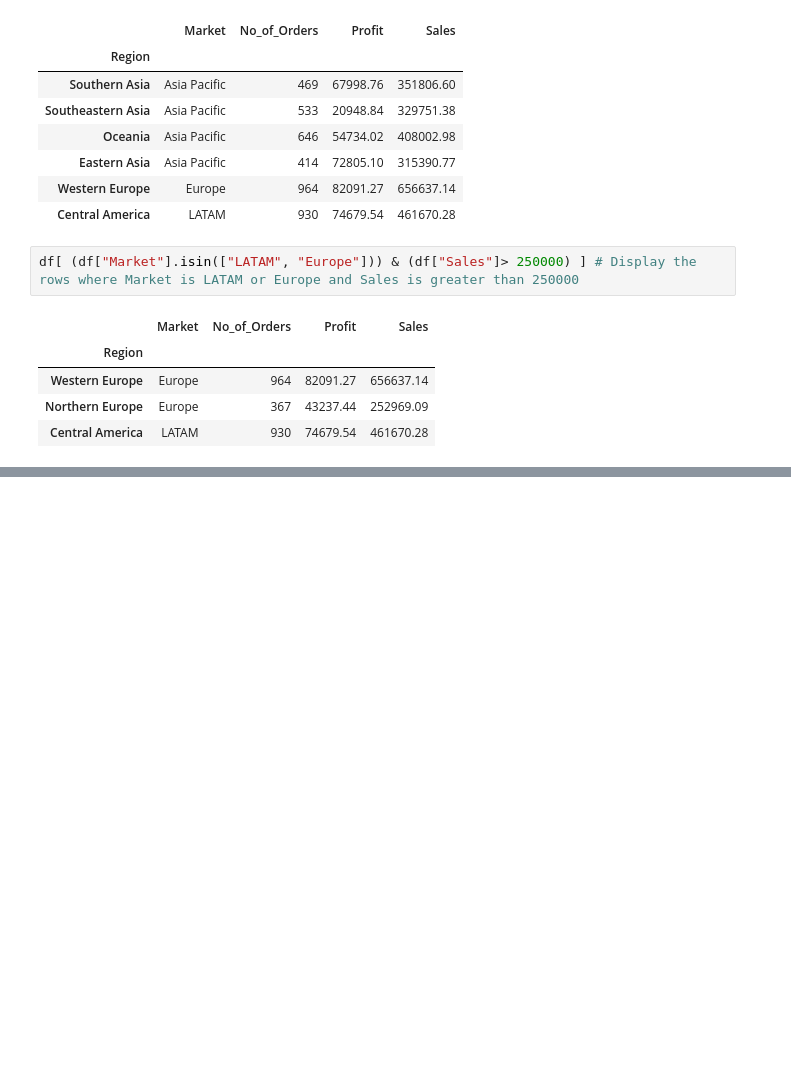
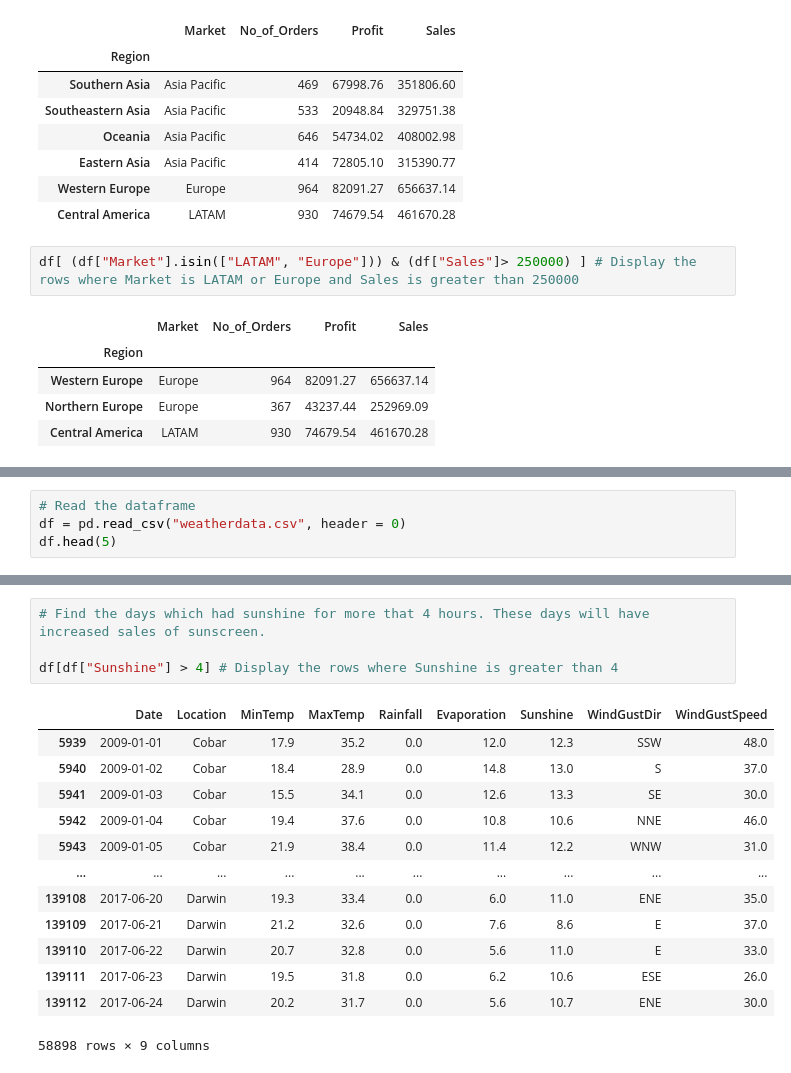
Before and after one commit to AsifVirani5/Project_Pandas_Codes, a Jupyter notebook: Pandas_Interview_Questions.ipynb, the cells around one changed output, grey strips where cells are left out. Cells and saved outputs as stored; diff of their text form; blank space fills up the shorter version.

```diff
--- a/Pandas_Interview_Questions.ipynb
+++ b/Pandas_Interview_Questions.ipynb
@@ -621,0 +628,4 @@ df[ (df["Market"].isin(["LATAM", "Europe"])) & (df["Sales"]> 250000) ] # Display
+# %%
+# Read the dataframe
+df = pd.read_csv("weatherdata.csv", header = 0)
+df.head(5)
@@ -621,0 +639,18 @@ df[ (df["Market"].isin(["LATAM", "Europe"])) & (df["Sales"]> 250000) ] # Display
+# %%
+# Find the days which had sunshine for more that 4 hours. These days will have increased sales of sunscreen.
+
+df[df["Sunshine"] > 4] # Display the rows where Sunshine is greater than 4
+# %% [output]
+|  | Date | Location | MinTemp | MaxTemp | Rainfall | Evaporation | Sunshine | WindGustDir | WindGustSpeed |
+| 5939 | 2009-01-01 | Cobar | 17.9 | 35.2 | 0.0 | 12.0 | 12.3 | SSW | 48.0 |
+| 5940 | 2009-01-02 | Cobar | 18.4 | 28.9 | 0.0 | 14.8 | 13.0 | S | 37.0 |
+| 5941 | 2009-01-03 | Cobar | 15.5 | 34.1 | 0.0 | 12.6 | 13.3 | SE | 30.0 |
+| 5942 | 2009-01-04 | Cobar | 19.4 | 37.6 | 0.0 | 10.8 | 10.6 | NNE | 46.0 |
+| 5943 | 2009-01-05 | Cobar | 21.9 | 38.4 | 0.0 | 11.4 | 12.2 | WNW | 31.0 |
+| ... | ... | ... | ... | ... | ... | ... | ... | ... | ... |
+| 139108 | 2017-06-20 | Darwin | 19.3 | 33.4 | 0.0 | 6.0 | 11.0 | ENE | 35.0 |
+| 139109 | 2017-06-21 | Darwin | 21.2 | 32.6 | 0.0 | 7.6 | 8.6 | E | 37.0 |
+| 139110 | 2017-06-22 | Darwin | 20.7 | 32.8 | 0.0 | 5.6 | 11.0 | E | 33.0 |
+| 139111 | 2017-06-23 | Darwin | 19.5 | 31.8 | 0.0 | 6.2 | 10.6 | ESE | 26.0 |
+| 139112 | 2017-06-24 | Darwin | 20.2 | 31.7 | 0.0 | 5.6 | 10.7 | ENE | 30.0 |
+58898 rows × 9 columns
```
Also changed, not shown: parts of 23 cells of this notebook, 4 other files.
